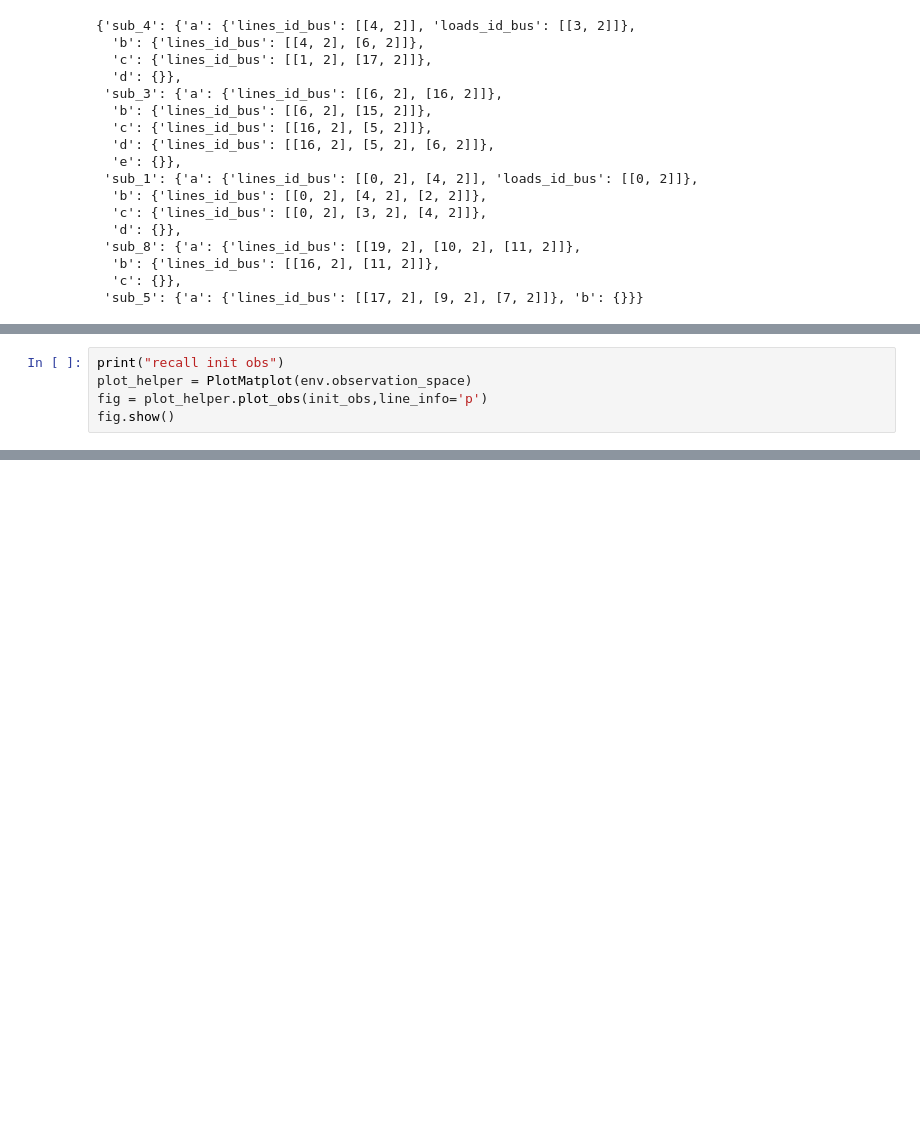
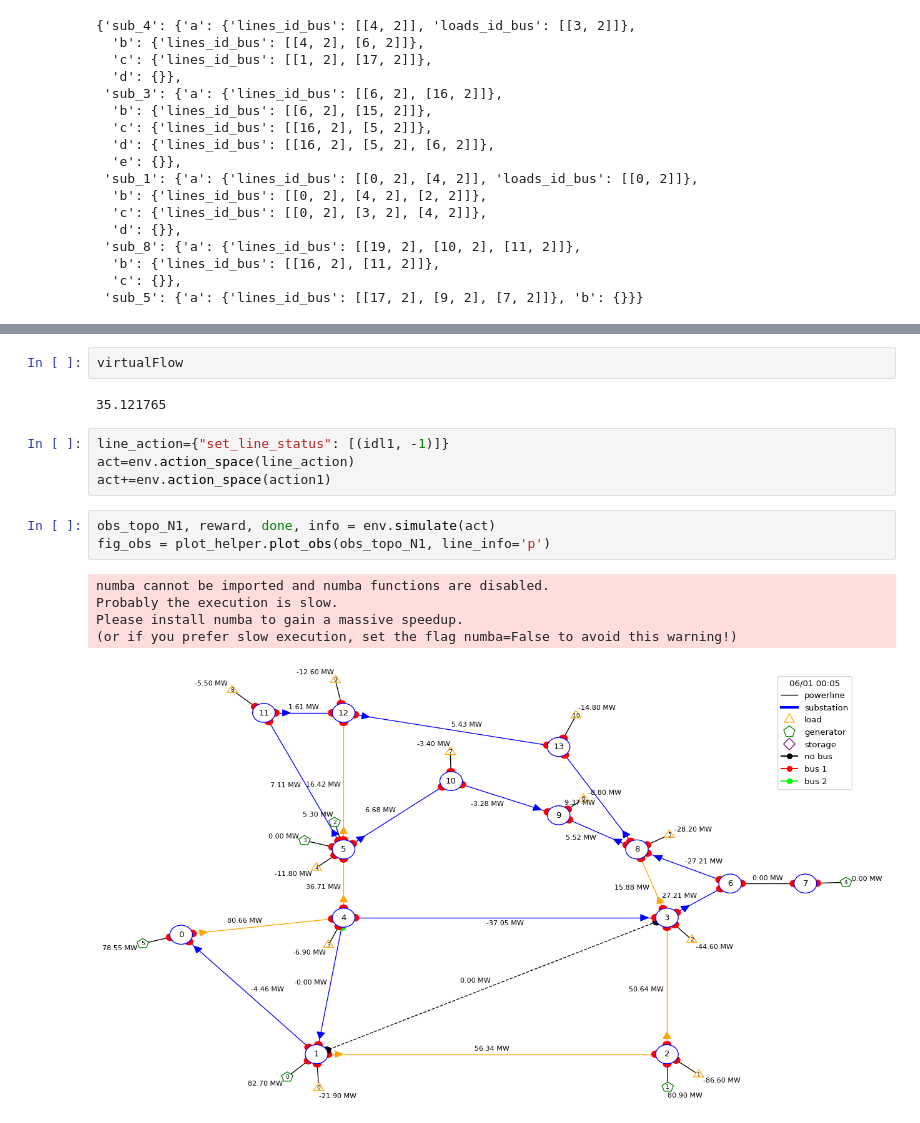
Before and after one commit to marota/Topology_Superposition_Theorem, a Jupyter notebook: TestN2fromN1.ipynb, the cells around one changed output, grey strips where cells are left out. Cells and saved outputs as stored; diff of their text form; blank space fills up the shorter version.

```diff
--- a/TestN2fromN1.ipynb
+++ b/TestN2fromN1.ipynb
@@ -314,5 +313,0 @@ Please install numba to gain a massive speedup.
-# %%
-print("recall init obs")
-plot_helper = PlotMatplot(env.observation_space)
-fig = plot_helper.plot_obs(init_obs,line_info='p')
-fig.show()
@@ -451,0 +382,17 @@ Real flow after the two disconnections: 7.097 MW
+# %%
+virtualFlow
+# %% [output]
+35.121765
+# %%
+line_action={"set_line_status": [(idl1, -1)]}
+act=env.action_space(line_action)
+act+=env.action_space(action1)
+# %%
+obs_topo_N1, reward, done, info = env.simulate(act)
+fig_obs = plot_helper.plot_obs(obs_topo_N1, line_info='p')
+# %% [output]
+numba cannot be imported and numba functions are disabled.
+Probably the execution is slow.
+Please install numba to gain a massive speedup.
+(or if you prefer slow execution, set the flag numba=False to avoid this warning!)
+[figure, added]
```
Also changed, not shown: parts of 68 cells of this notebook.
